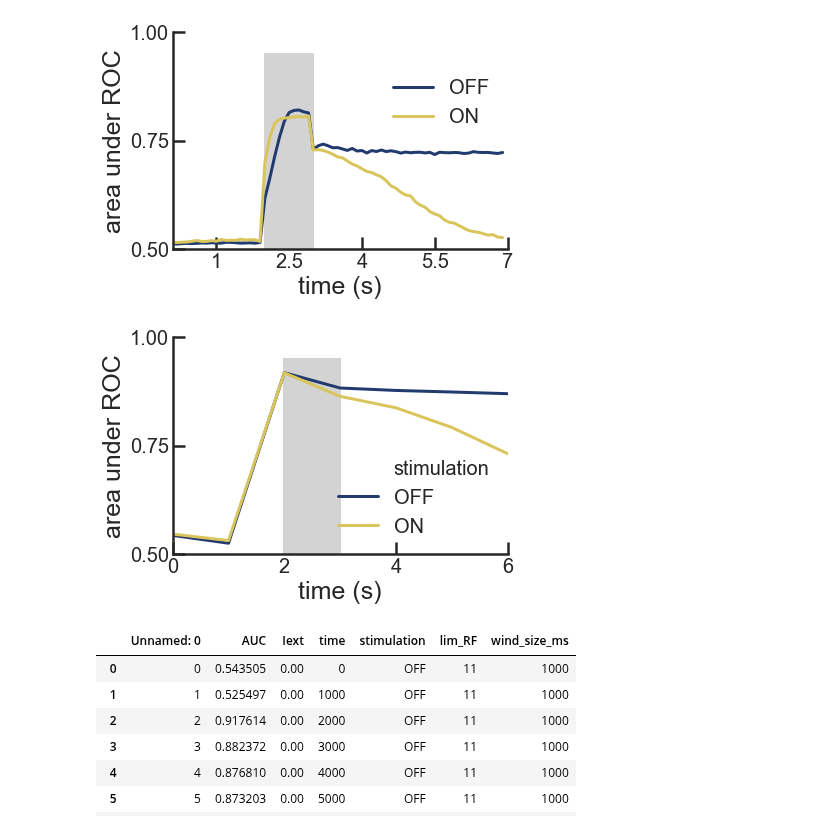
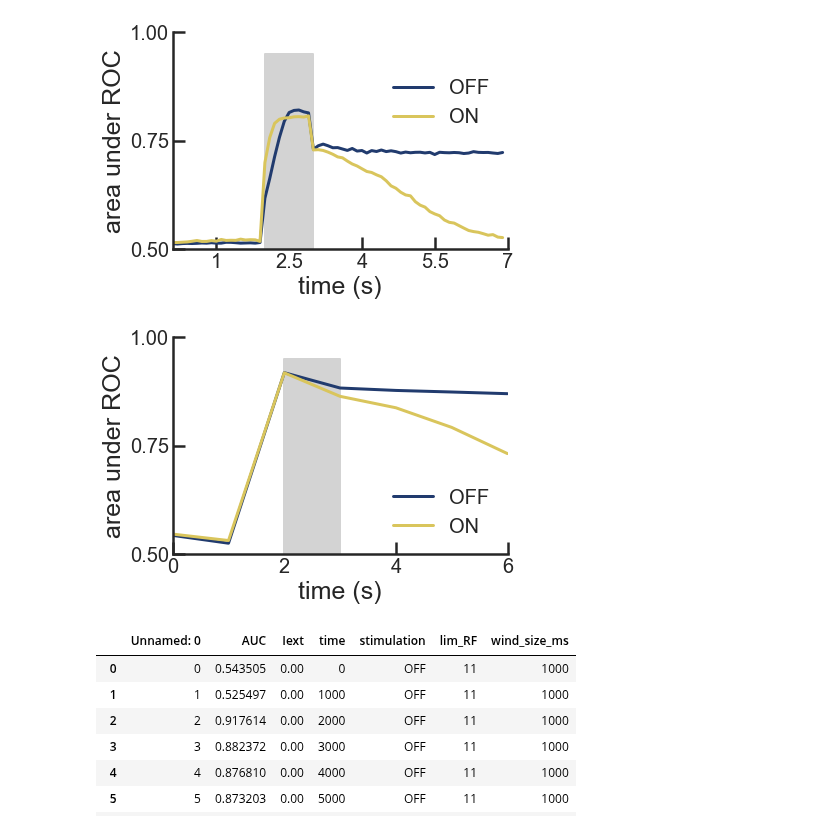
Before and after one commit to davidbestue/distractor_neurons, a Jupyter notebook: Christos_first_second/brian_simulations/AUC_time.ipynb, the cells around one changed output. Cells and saved outputs as stored; diff of their text form; code cells hidden in the pictures.

```diff
--- a/Christos_first_second/brian_simulations/AUC_time.ipynb
+++ b/Christos_first_second/brian_simulations/AUC_time.ipynb
@@ -313,33 +313,36 @@ ax.savefig('C:\\Users\\David\\Desktop\\AUC_Hansel_alltimes.svg', transparent=Tru
 # %%
 df_1s = pd.read_excel('C:\\Users\\David\\Desktop\\IDIBAPS\\brian_simulations\\windows_1s_auc_roc.xlsx')
 
+df_1s[' '] = df_1s['Iext'].replace([0,1.25], ['OFF', 'ON'])
+
+##average of 1600 neurons, windows of 1s AUC ROC
 
 pal_= sns.color_palette("cividis", n_colors=6) #RdBu_r
 palette_ = [pal_.as_hex()[0], pal_.as_hex()[-1]]
 
 
 ax=plt.figure()
-sns.lineplot(x='time', y='AUC', hue='stimulation', hue_order=['OFF', 'ON'], data=df_1s, palette=palette_)
+sns.lineplot(x='time', y='AUC', hue=' ', hue_order=['OFF', 'ON'], data=df_1s, palette=palette_)
 plt.xlim(0,6000)
 plt.xticks([0,2000,4000,6000], [0,2,4,6], fontsize=20)
 plt.ylim([0.5, 1.])
 plt.yticks([0.5, 0.75, 1], fontsize=20)
 plt.ylabel('area under ROC', fontsize=25)
 plt.xlabel('time (s)', fontsize=25)
 plt.title('')
 plt.legend(loc="lower right", fontsize=20, frameon=False);
 plt.gca().spines['right'].set_visible(False)  # aesthetics                                                                              # remove right spines
 plt.gca().spines['top'].set_visible(False)                                                                                  # remove top spines
 plt.gca().get_xaxis().tick_bottom()
 plt.gca().get_yaxis().tick_left()
 plt.gca().tick_params(direction='in') #direction
 #plt.plot([200,200], [0.5, 0.95], 'k--', linewidth=1)
 #plt.plot([300,300], [0.5, 0.95], 'k--', linewidth=1)
 plt.fill_between([2000,3000], [0.95, 0.95], color='lightgrey')
 plt.show()
-ax.savefig('C:\\Users\\David\\Desktop\\AUC_Hansel_alltimes_w_.svg', transparent=True)
+ax.savefig('C:\\Users\\David\\Desktop\\AUC_Hansel_alltimes_w_1s.svg', transparent=True)
 # %% [output]
-[figure, old version]
+[figure, new version]
 # %%
 df_1s
 # %% [output]
```
